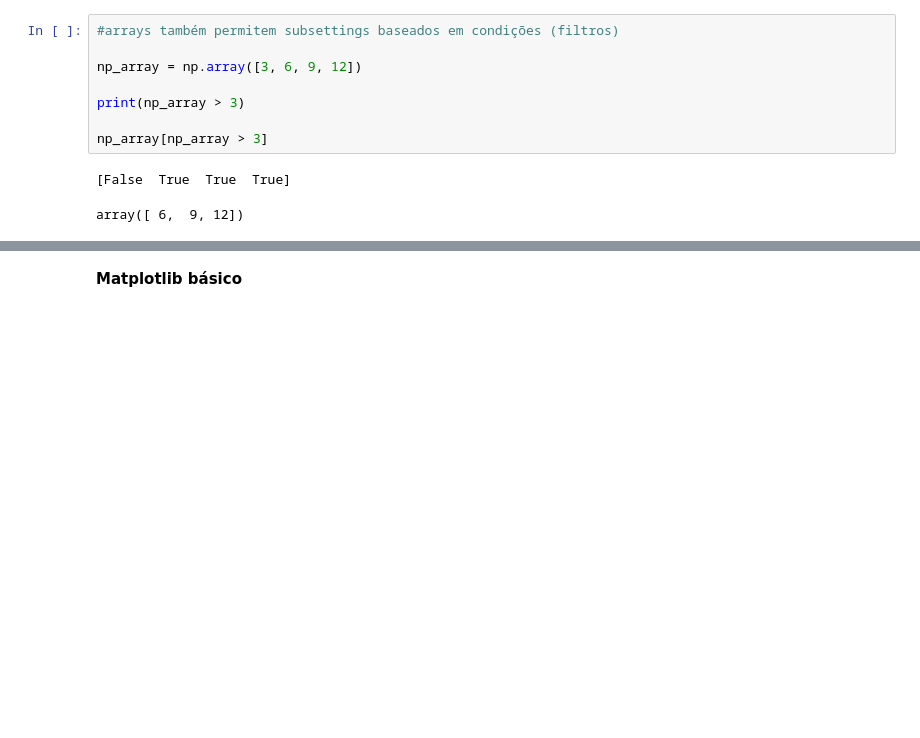
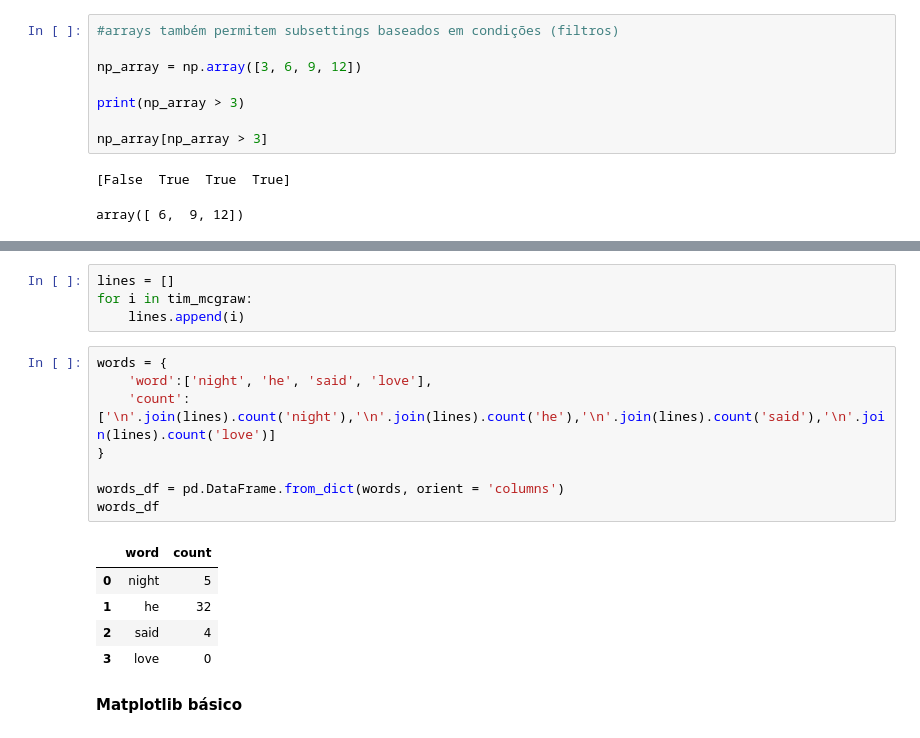
Before and after one commit to joaopalmaneto/estudos_ds_python, a Jupyter notebook: estudos.ipynb, the cells around one changed output, grey strips where cells are left out. Saved outputs shown, nothing was run; the diff lists cells and outputs as text; blank space fills up the shorter version.

```diff
--- a/estudos.ipynb
+++ b/estudos.ipynb
@@ -709,2 +784,20 @@ array([ 6,  9, 12])
+# %%
+lines = []
+for i in tim_mcgraw:
+    lines.append(i)
+# %%
+words = {
+    'word':['night', 'he', 'said', 'love'],
+    'count': ['\n'.join(lines).count('night'),'\n'.join(lines).count('he'),'\n'.join(lines).count('said'),'\n'.join(lines).count('love')]
+}
+
+words_df = pd.DataFrame.from_dict(words, orient = 'columns')
+words_df
+# %% [output]
+|  | word | count |
+| 0 | night | 5 |
+| 1 | he | 32 |
+| 2 | said | 4 |
+| 3 | love | 0 |
 # %% [markdown]
 **Matplotlib básico**
```
Also changed, not shown: parts of 7 cells of this notebook.
